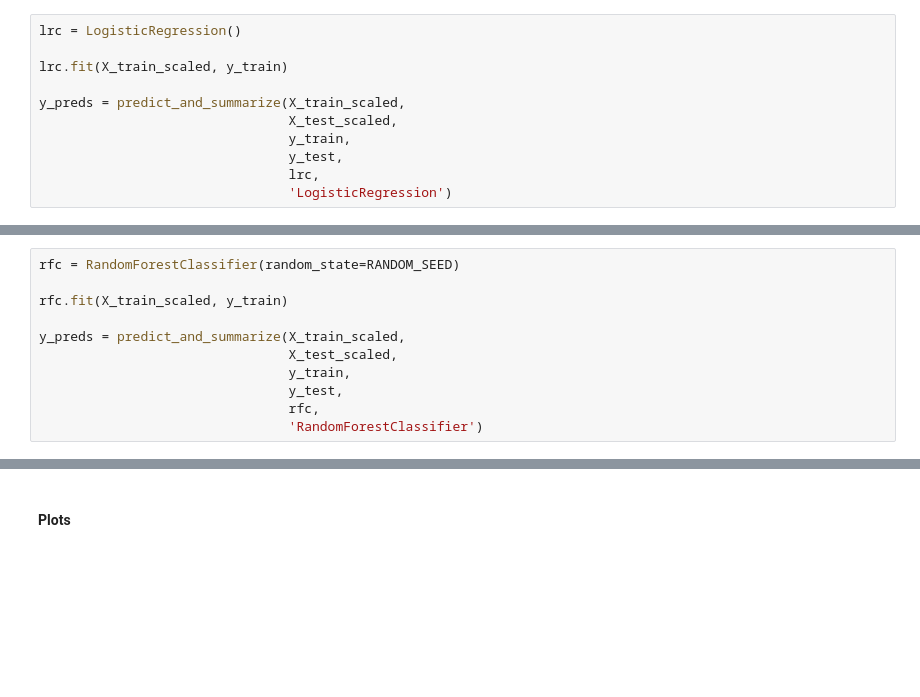
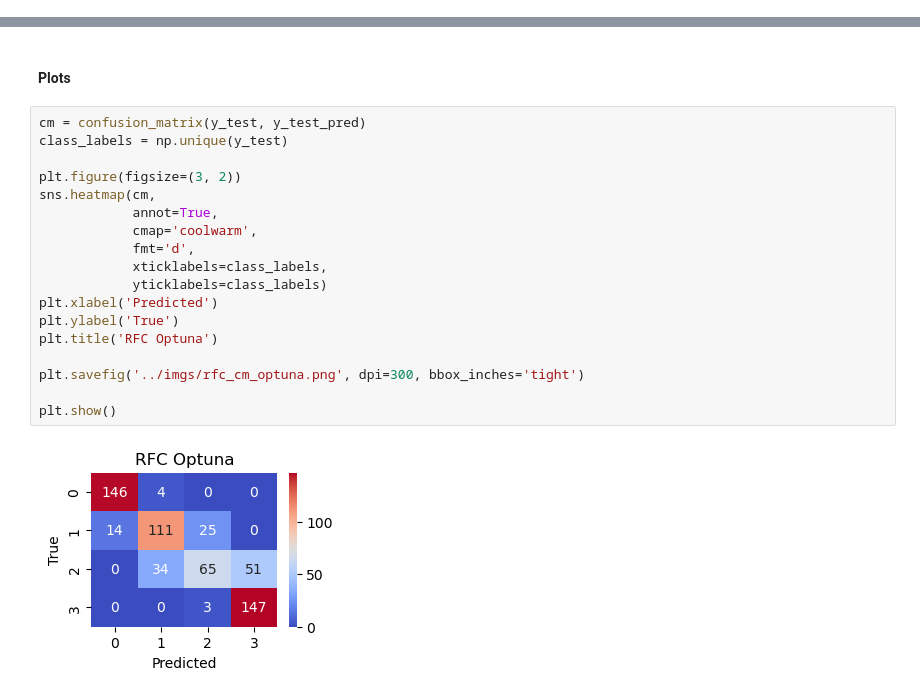
Before and after one commit to PeeteKeesel/bayes-opt-battle, a Jupyter notebook: notebooks/optuna__mobile_price_classification.ipynb, the cells around one changed output, grey strips where cells are left out. Cells and saved outputs as stored; diff of their text form; blank space fills up the shorter version.

```diff
--- a/notebooks/optuna__mobile_price_classification.ipynb
+++ b/notebooks/optuna__mobile_price_classification.ipynb
@@ -100,11 +93,0 @@ Let's train a small baseline model to get a feeling for how much better the baye
-# %%
-lrc = LogisticRegression()
-
-lrc.fit(X_train_scaled, y_train)
-
-y_preds = predict_and_summarize(X_train_scaled,
-                                X_test_scaled,
-                                y_train,
-                                y_test,
-                                lrc,
-                                'LogisticRegression')
@@ -140,11 +93,0 @@ The model is already strongly predictive. However, let's see if we can improve p
-# %%
-rfc = RandomForestClassifier(random_state=RANDOM_SEED)
-
-rfc.fit(X_train_scaled, y_train)
-
-y_preds = predict_and_summarize(X_train_scaled,
-                                X_test_scaled,
-                                y_train,
-                                y_test,
-                                rfc,
-                                'RandomForestClassifier')
@@ -337,3 +253,23 @@ Best parameters:
 # %% [markdown]
 #### Plots
+# %%
+cm = confusion_matrix(y_test, y_test_pred)
+class_labels = np.unique(y_test)
+
+plt.figure(figsize=(3, 2))
+sns.heatmap(cm,
+            annot=True,
+            cmap='coolwarm',
+            fmt='d',
+            xticklabels=class_labels,
+            yticklabels=class_labels)
+plt.xlabel('Predicted')
+plt.ylabel('True')
+plt.title('RFC Optuna')
+
+plt.savefig('../imgs/rfc_cm_optuna.png', dpi=300, bbox_inches='tight')
+
+plt.show()
+# %% [output]
+[figure, added]
 # %%
```
Also changed, not shown: parts of 14 cells of this notebook, 6 other files.
